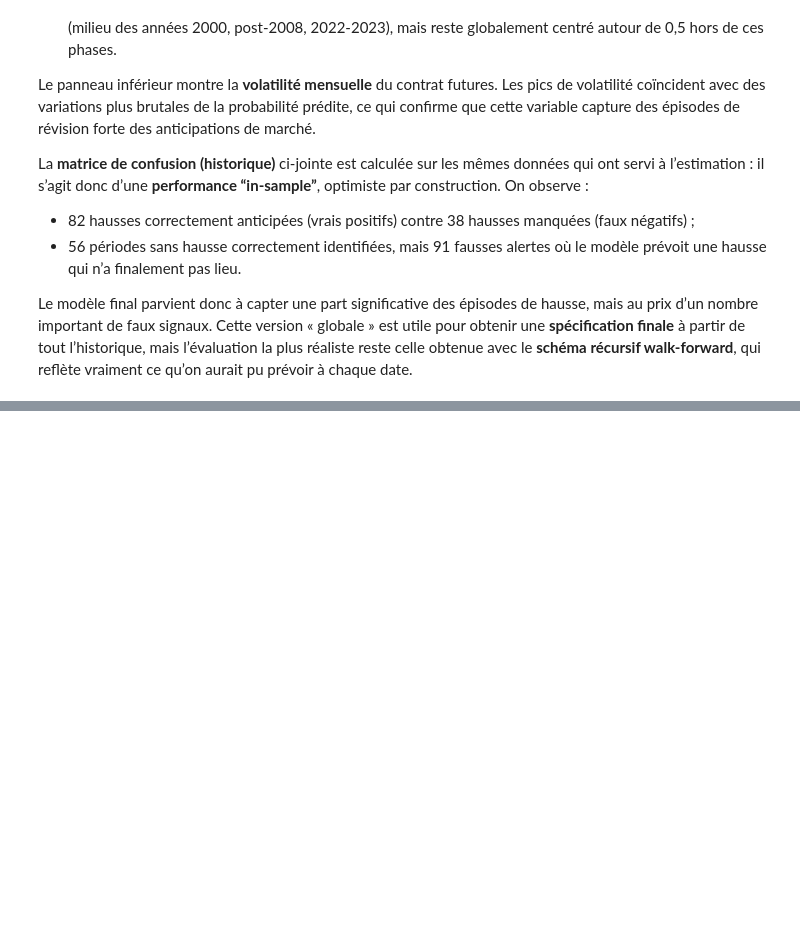
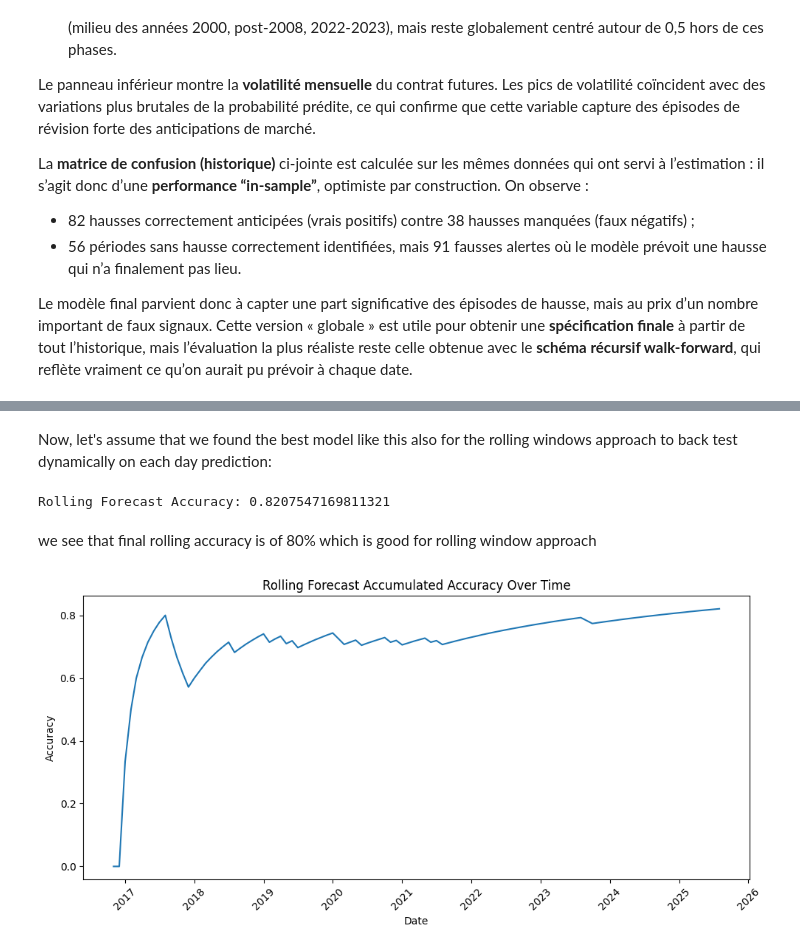
Before and after one commit to OmarELMAMOUNE/ML-FINANCE-ENSAE, a Jupyter notebook: preliminary_model.ipynb, the cells around one changed output, grey strips where cells are left out. Drawn from its saved outputs; the diff is of its cells as text; code cells hidden in the pictures; blank space fills up the shorter version.

```diff
--- a/preliminary_model.ipynb
+++ b/preliminary_model.ipynb
@@ -805,0 +1422,8 @@ Le modèle final parvient donc à capter une part significative des épisodes de
+# %%
+storage=f"sqlite:///optruns/optuna_{champion_model_name}.db"
+study = optuna.load_study(
+    study_name=champion_model_name,
+    storage=storage
+)
+
+print("Best params:", study.best_params)
@@ -805,0 +1516,62 @@ Le modèle final parvient donc à capter une part significative des épisodes de
+# %% [markdown]
+Now, let's assume that we found the best model  like this also for the rolling windows approach to back test dynamically on each day prediction:
+# %%
+
+X = df_final[champion_model_variables].values
+y = df_final['target'].values
+
+n = len(df_final)
+
+#Starting point for first train window (for example we take 60%)
+start_idx = int(n * 0.60)
+predictions = []
+actuals = []
+accuracies=[]
+for t in range(start_idx, n - 1):
+
+    # Training set = from 0 to t
+    X_train = X[:t]
+    y_train = y[:t]
+
+    # Test point = next step (t+1)
+    X_test = X[t].reshape(1, -1)
+    y_test = y[t]
+
+    # Train model
+    model = RandomForestClassifier(
+        n_estimators=150,
+
+        random_state=42,
+        **study.best_params,
+        class_weight ='balanced'
+    )
+    model.fit(X_train, y_train)
+
+    # Predict t+1
+    pred = model.predict(X_test)[0]
+
+    predictions.append(pred)
+
+    actuals.append(y_test)
+    accuracies.append(accuracy_score(actuals, predictions))
+
+# Final rolling accuracy
+rolling_accuracy = accuracy_score(actuals, predictions)
+print("Rolling Forecast Accuracy:", rolling_accuracy)
+# %% [output]
+Rolling Forecast Accuracy: 0.8207547169811321
+# %% [markdown]
+we see that final rolling accuracy is of 80% which is good for rolling window approach
+# %%
+accuracy_dates = df_final['Date'][start_idx : n-1].reset_index(drop=True)
+plt.figure(figsize=(10,5))
+plt.plot(accuracy_dates, accuracies)
+plt.title("Rolling Forecast Accumulated Accuracy Over Time")
+plt.xlabel("Date")
+plt.ylabel("Accuracy")
+plt.xticks(rotation=45)
+plt.tight_layout()
+plt.show()
+#this graphic is not very interesting as it is like accumulated accuracy, but still we see fast convergence to 80%
+# %% [output]
+[figure, added]
```
Also changed, not shown: parts of 45 cells of this notebook.
